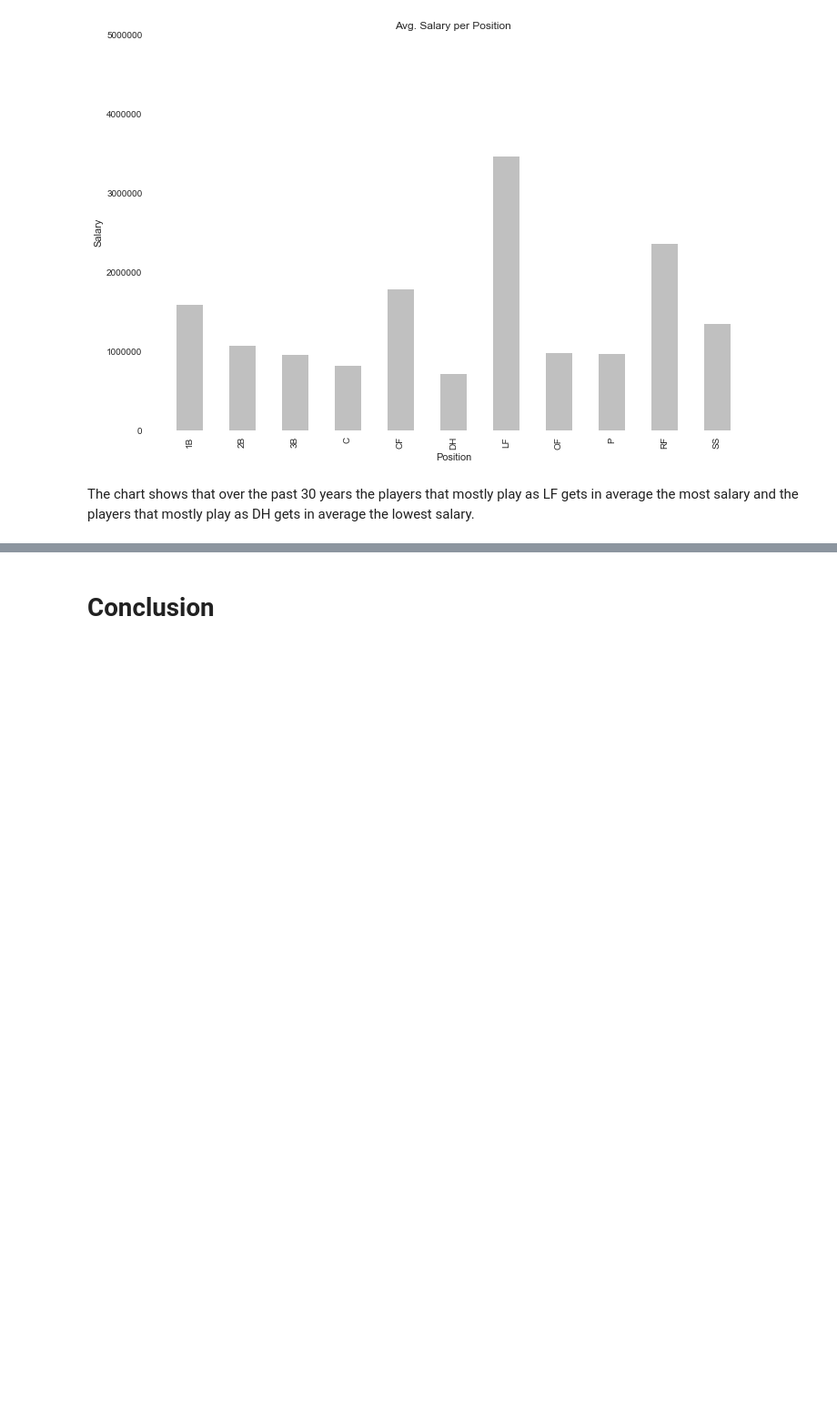
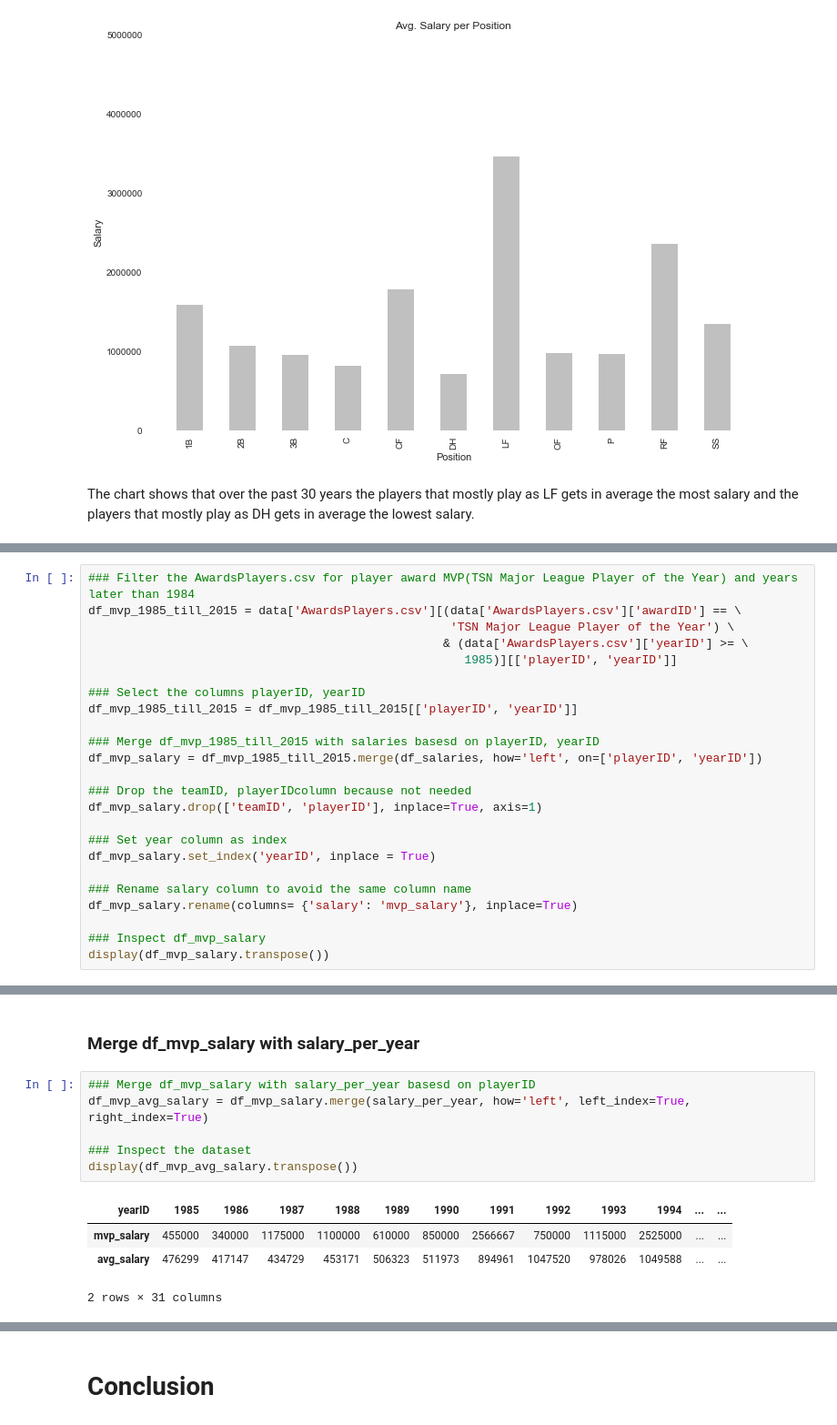
Before and after one commit to JonathanAsamoah/Portfolio-DataScience, a Jupyter notebook: Analyzing Baseball Player/main.ipynb, the cells around one changed output, grey strips where cells are left out. Shown at 91% size. Cells and saved outputs as stored; diff of their text form; blank space fills up the shorter version.

```diff
--- a/Analyzing Baseball Player/main.ipynb
+++ b/Analyzing Baseball Player/main.ipynb
@@ -455,0 +463,24 @@ The chart shows that over the past 30 years the players that mostly play as LF g
+# %%
+### Filter the AwardsPlayers.csv for player award MVP(TSN Major League Player of the Year) and years later than 1984
+df_mvp_1985_till_2015 = data['AwardsPlayers.csv'][(data['AwardsPlayers.csv']['awardID'] == \
+                                                   'TSN Major League Player of the Year') \
+                                                  & (data['AwardsPlayers.csv']['yearID'] >= \
+                                                     1985)][['playerID', 'yearID']]
+
+### Select the columns playerID, yearID
+df_mvp_1985_till_2015 = df_mvp_1985_till_2015[['playerID', 'yearID']]
+
+### Merge df_mvp_1985_till_2015 with salaries basesd on playerID, yearID
+df_mvp_salary = df_mvp_1985_till_2015.merge(df_salaries, how='left', on=['playerID', 'yearID'])
+
+### Drop the teamID, playerIDcolumn because not needed
+df_mvp_salary.drop(['teamID', 'playerID'], inplace=True, axis=1)
+
+### Set year column as index
+df_mvp_salary.set_index('yearID', inplace = True)
+
+### Rename salary column to avoid the same column name
+df_mvp_salary.rename(columns= {'salary': 'mvp_salary'}, inplace=True)
+
+### Inspect df_mvp_salary
+display(df_mvp_salary.transpose())
@@ -455,0 +509,13 @@ The chart shows that over the past 30 years the players that mostly play as LF g
+# %% [markdown]
+### Merge df_mvp_salary with salary_per_year
+# %%
+### Merge df_mvp_salary with salary_per_year basesd on playerID
+df_mvp_avg_salary = df_mvp_salary.merge(salary_per_year, how='left', left_index=True, right_index=True)
+
+### Inspect the dataset
+display(df_mvp_avg_salary.transpose())
+# %% [output]
+| yearID | 1985 | 1986 | 1987 | 1988 | 1989 | 1990 | 1991 | 1992 | 1993 | 1994 | ... | ... |
+| mvp_salary | 455000 | 340000 | 1175000 | 1100000 | 610000 | 850000 | 2566667 | 750000 | 1115000 | 2525000 | ... | ... |
+| avg_salary | 476299 | 417147 | 434729 | 453171 | 506323 | 511973 | 894961 | 1047520 | 978026 | 1049588 | ... | ... |
+2 rows × 31 columns
```
Also changed, not shown: parts of 14 cells of this notebook.
